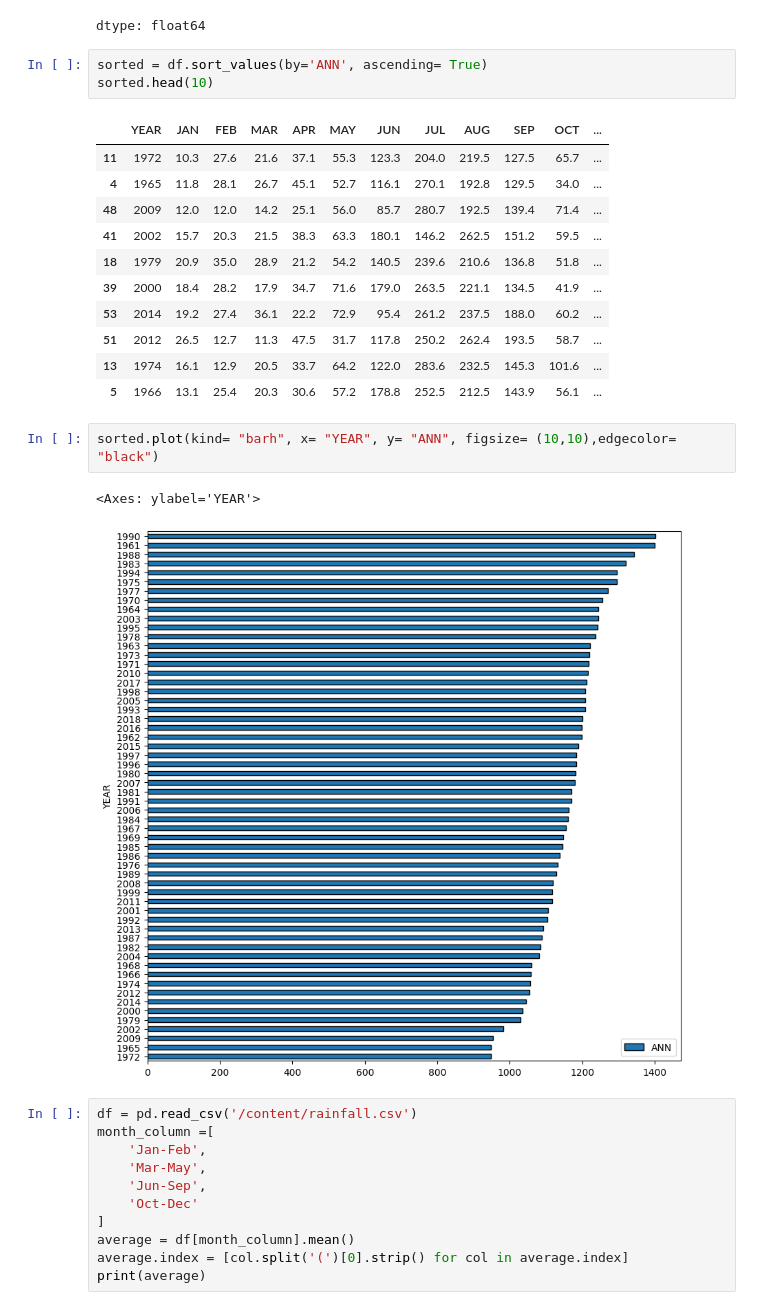
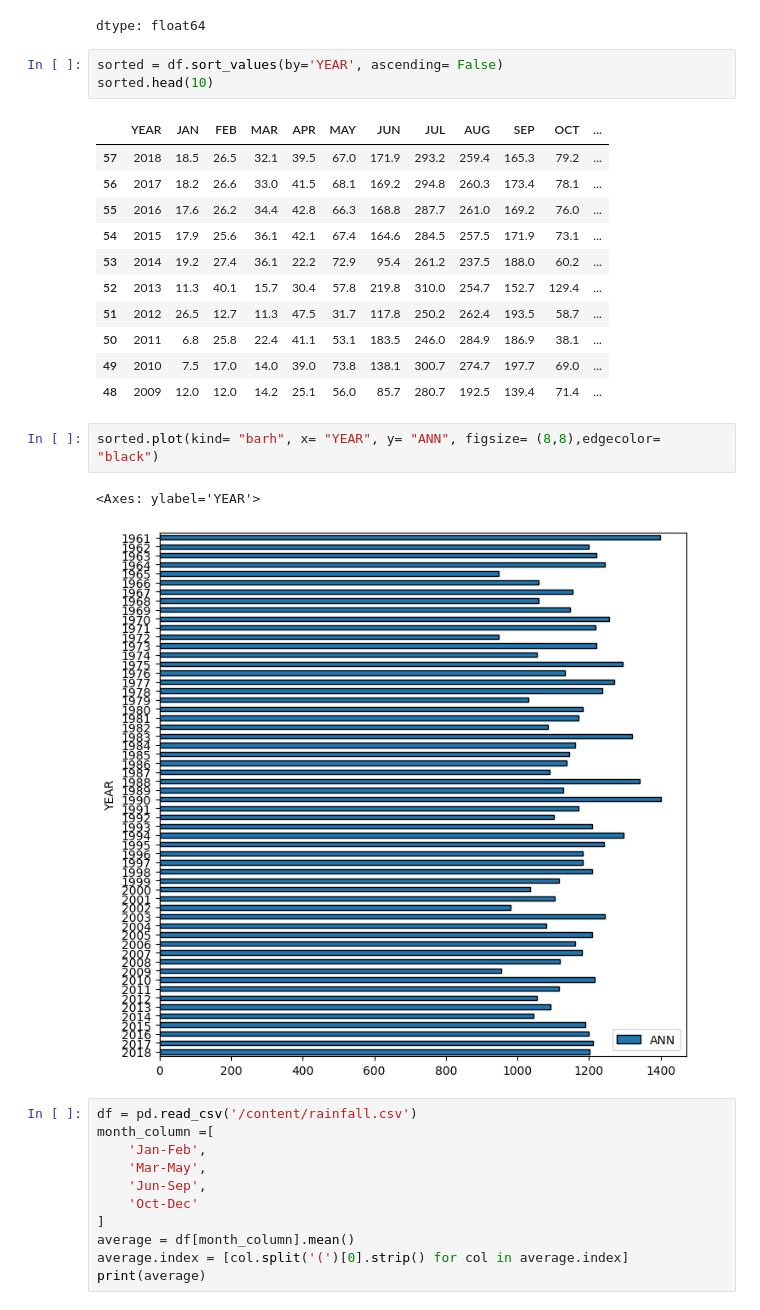
Before and after one commit to Pamela1005/Machine-learning-, a Jupyter notebook: India's Rainfall.ipynb, the cells around one changed output. Drawn from its saved outputs; the diff is of its cells as text.

```diff
--- a/India's Rainfall.ipynb
+++ b/India's Rainfall.ipynb
@@ -61,25 +61,25 @@ group.head()
 | 57 | 1200.3 |
 dtype: float64
 # %%
-sorted = df.sort_values(by='ANN', ascending= True)
+sorted = df.sort_values(by='YEAR', ascending= False)
 sorted.head(10)
 # %% [output]
 |  | YEAR | JAN | FEB | MAR | APR | MAY | JUN | JUL | AUG | SEP | OCT | ... |
-| 11 | 1972 | 10.3 | 27.6 | 21.6 | 37.1 | 55.3 | 123.3 | 204.0 | 219.5 | 127.5 | 65.7 | ... |
-| 4 | 1965 | 11.8 | 28.1 | 26.7 | 45.1 | 52.7 | 116.1 | 270.1 | 192.8 | 129.5 | 34.0 | ... |
+| 57 | 2018 | 18.5 | 26.5 | 32.1 | 39.5 | 67.0 | 171.9 | 293.2 | 259.4 | 165.3 | 79.2 | ... |
+| 56 | 2017 | 18.2 | 26.6 | 33.0 | 41.5 | 68.1 | 169.2 | 294.8 | 260.3 | 173.4 | 78.1 | ... |
+| 55 | 2016 | 17.6 | 26.2 | 34.4 | 42.8 | 66.3 | 168.8 | 287.7 | 261.0 | 169.2 | 76.0 | ... |
+| 54 | 2015 | 17.9 | 25.6 | 36.1 | 42.1 | 67.4 | 164.6 | 284.5 | 257.5 | 171.9 | 73.1 | ... |
+| 53 | 2014 | 19.2 | 27.4 | 36.1 | 22.2 | 72.9 | 95.4 | 261.2 | 237.5 | 188.0 | 60.2 | ... |
+| 52 | 2013 | 11.3 | 40.1 | 15.7 | 30.4 | 57.8 | 219.8 | 310.0 | 254.7 | 152.7 | 129.4 | ... |
+| 51 | 2012 | 26.5 | 12.7 | 11.3 | 47.5 | 31.7 | 117.8 | 250.2 | 262.4 | 193.5 | 58.7 | ... |
+| 50 | 2011 | 6.8 | 25.8 | 22.4 | 41.1 | 53.1 | 183.5 | 246.0 | 284.9 | 186.9 | 38.1 | ... |
+| 49 | 2010 | 7.5 | 17.0 | 14.0 | 39.0 | 73.8 | 138.1 | 300.7 | 274.7 | 197.7 | 69.0 | ... |
 | 48 | 2009 | 12.0 | 12.0 | 14.2 | 25.1 | 56.0 | 85.7 | 280.7 | 192.5 | 139.4 | 71.4 | ... |
-| 41 | 2002 | 15.7 | 20.3 | 21.5 | 38.3 | 63.3 | 180.1 | 146.2 | 262.5 | 151.2 | 59.5 | ... |
-| 18 | 1979 | 20.9 | 35.0 | 28.9 | 21.2 | 54.2 | 140.5 | 239.6 | 210.6 | 136.8 | 51.8 | ... |
-| 39 | 2000 | 18.4 | 28.2 | 17.9 | 34.7 | 71.6 | 179.0 | 263.5 | 221.1 | 134.5 | 41.9 | ... |
-| 53 | 2014 | 19.2 | 27.4 | 36.1 | 22.2 | 72.9 | 95.4 | 261.2 | 237.5 | 188.0 | 60.2 | ... |
-| 51 | 2012 | 26.5 | 12.7 | 11.3 | 47.5 | 31.7 | 117.8 | 250.2 | 262.4 | 193.5 | 58.7 | ... |
-| 13 | 1974 | 16.1 | 12.9 | 20.5 | 33.7 | 64.2 | 122.0 | 283.6 | 232.5 | 145.3 | 101.6 | ... |
-| 5 | 1966 | 13.1 | 25.4 | 20.3 | 30.6 | 57.2 | 178.8 | 252.5 | 212.5 | 143.9 | 56.1 | ... |
 # %%
-sorted.plot(kind= "barh", x= "YEAR", y= "ANN", figsize= (10,10),edgecolor= "black")
+sorted.plot(kind= "barh", x= "YEAR", y= "ANN", figsize= (8,8),edgecolor= "black")
 # %% [output]
 <Axes: ylabel='YEAR'>
-[figure, old version]
+[figure, new version]
 # %%
 df = pd.read_csv('/content/rainfall.csv')
 month_column =[
```
Also changed, not shown: parts of 7 cells of this notebook.
